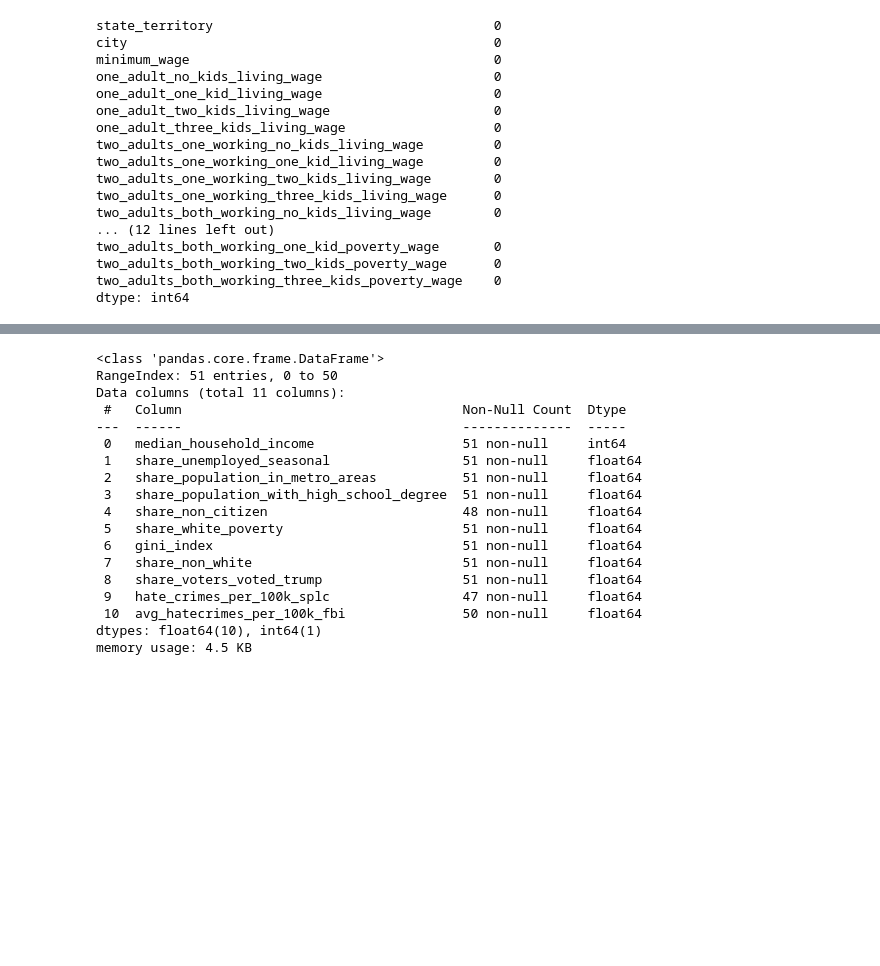
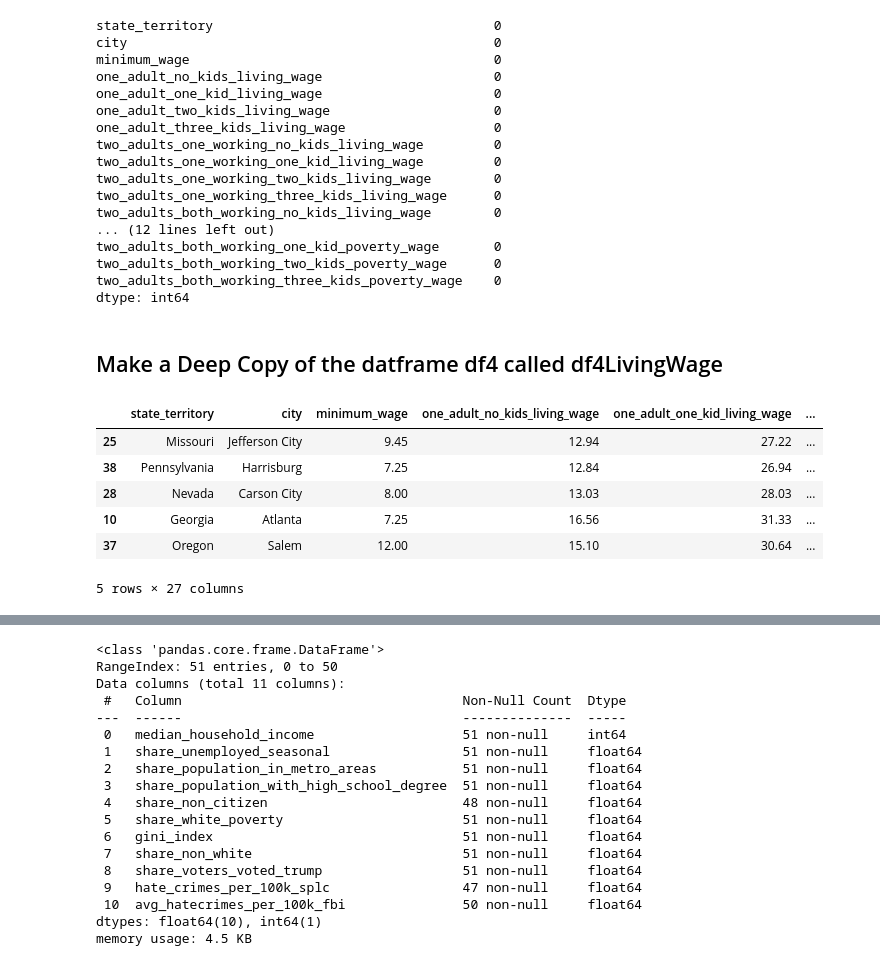
Before and after one commit to IT4063C-Fall22/final-project-AirPro, a Jupyter notebook: source.ipynb, the cells around one changed output, grey strips where cells are left out. Cells and saved outputs as stored; diff of their text form; code cells hidden in the pictures; blank space fills up the shorter version.

```diff
--- a/source.ipynb
+++ b/source.ipynb
@@ -304,3 +332,16 @@ two_adults_both_working_one_kid_poverty_wage       0
 two_adults_both_working_two_kids_poverty_wage      0
 two_adults_both_working_three_kids_poverty_wage    0
 dtype: int64
+# %% [markdown]
+## Make a Deep Copy of the datframe df4 called df4LivingWage
+# %%
+df4LivingWage = df4.copy(deep=True)
+df4LivingWage.sample(5)
+# %% [output]
+|  | state_territory | city | minimum_wage | one_adult_no_kids_living_wage | one_adult_one_kid_living_wage | ... |
+| 25 | Missouri | Jefferson City | 9.45 | 12.94 | 27.22 | ... |
+| 38 | Pennsylvania | Harrisburg | 7.25 | 12.84 | 26.94 | ... |
+| 28 | Nevada | Carson City | 8.00 | 13.03 | 28.03 | ... |
+| 10 | Georgia | Atlanta | 7.25 | 16.56 | 31.33 | ... |
+| 37 | Oregon | Salem | 12.00 | 15.10 | 30.64 | ... |
+5 rows × 27 columns
```
Also changed, not shown: parts of 14 cells of this notebook.
